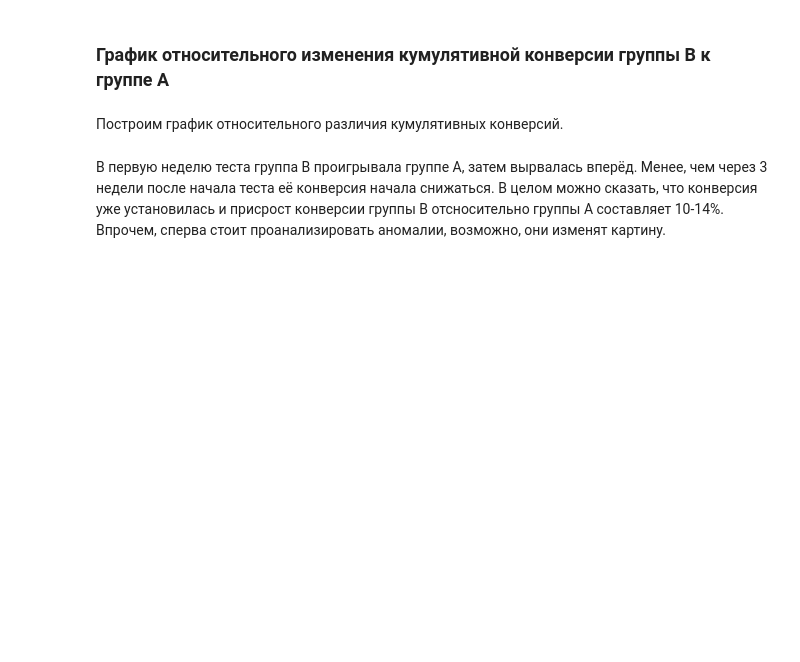
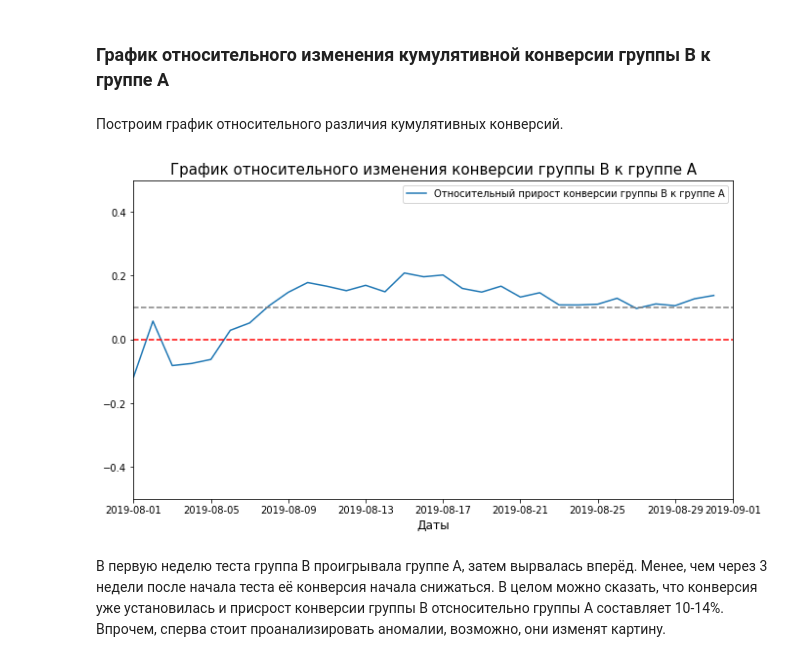
Before and after one commit to YuliaSoenen/yp_data_analysis, a Jupyter notebook: 06_ab-testing_of_an_online_store/06_ab-testing_of_an_online_store.ipynb, the cells around one changed output. Saved outputs shown, nothing was run; the diff lists cells and outputs as text; code cells hidden in the pictures; blank space fills up the shorter version.

```diff
--- a/06_ab-testing_of_an_online_store/06_ab-testing_of_an_online_store.ipynb
+++ b/06_ab-testing_of_an_online_store/06_ab-testing_of_an_online_store.ipynb
@@ -304,25 +458,27 @@ plt.show()
 # %%
 # собираем данные в одном датафрейме
 merged_cumulative_conversions = (
     cumulative_data_a[['date','conversion']]
     .merge(cumulative_data_b[['date','conversion']], left_on='date', right_on='date', how='left', suffixes=['A', 'B'])
 )
 
 # график отношения конверсии
 plt.figure(figsize=(11,6))
 plt.plot(
     merged_cumulative_conversions['date'],
     merged_cumulative_conversions['conversionB']/merged_cumulative_conversions['conversionA']-1,
     label="Относительный прирост конверсии группы B к группе A"
 )
 plt.legend()
 
 plt.axhline(y=0, color='red', linestyle='--')
 plt.axhline(y=0.1, color='grey', linestyle='--')
-plt.axis(['2019-08-01', '2019-09-01', -0.5, 0.5])
+plt.axis([dt.datetime.strptime('2019-08-01', '%Y-%m-%d'), dt.datetime.strptime('2019-09-01', '%Y-%m-%d'), -0.5, 0.5])
 plt.title('График относительного изменения конверсии группы B к группе А', fontsize=15)
 plt.xlabel('Даты', fontsize=12)
 plt.show()
+# %% [output]
+[figure, added]
 # %% [markdown]
 В первую неделю теста группа B проигрывала группе A, затем вырвалась вперёд. Менее, чем через 3 недели после начала теста её конверсия начала снижаться.
 В целом можно сказать, что конверсия уже установилась и присрост конверсии группы В отсносительно группы А составляет 10-14%. Впрочем, сперва стоит проанализировать аномалии, возможно, они изменят картину.
```
Also changed, not shown: parts of 29 cells of this notebook.
